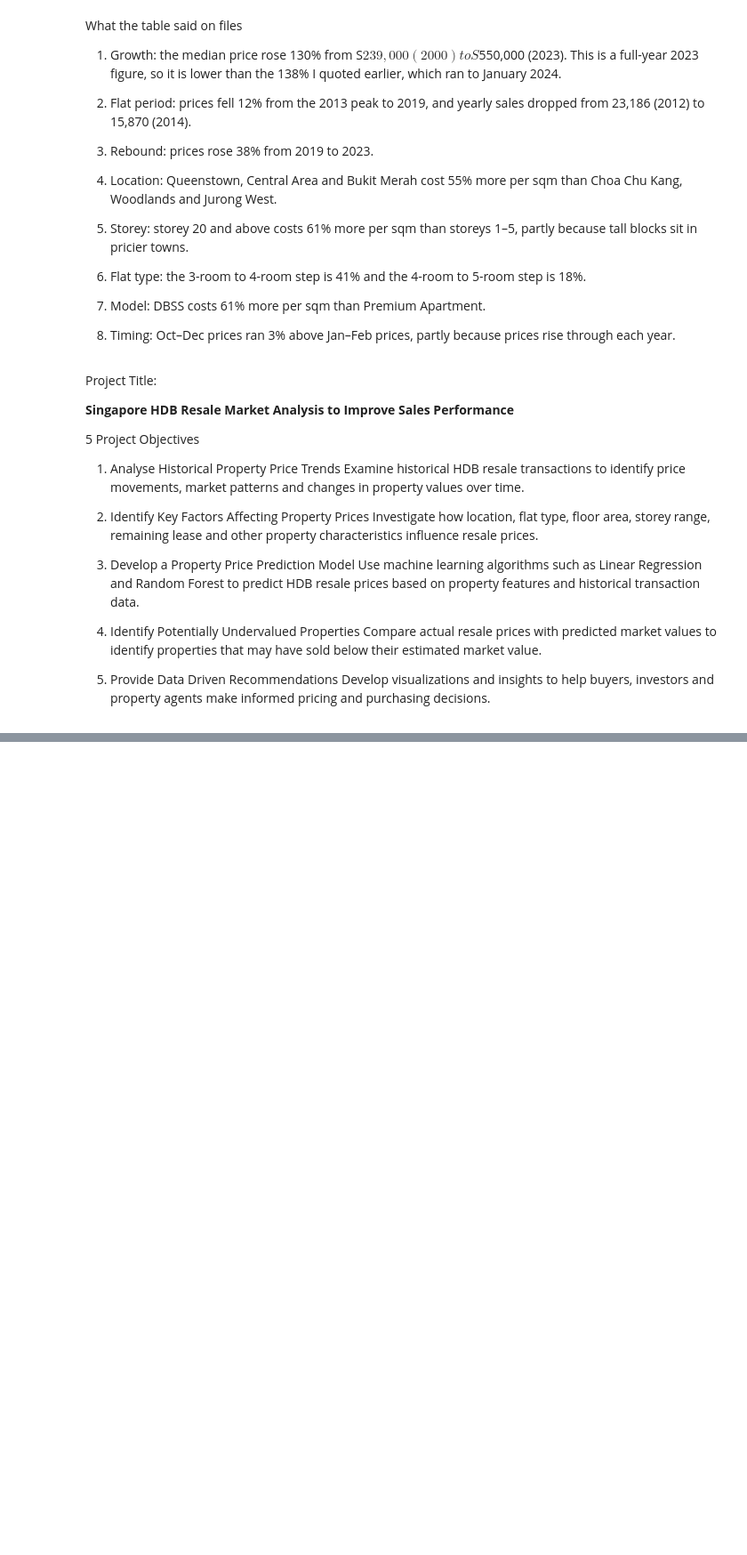
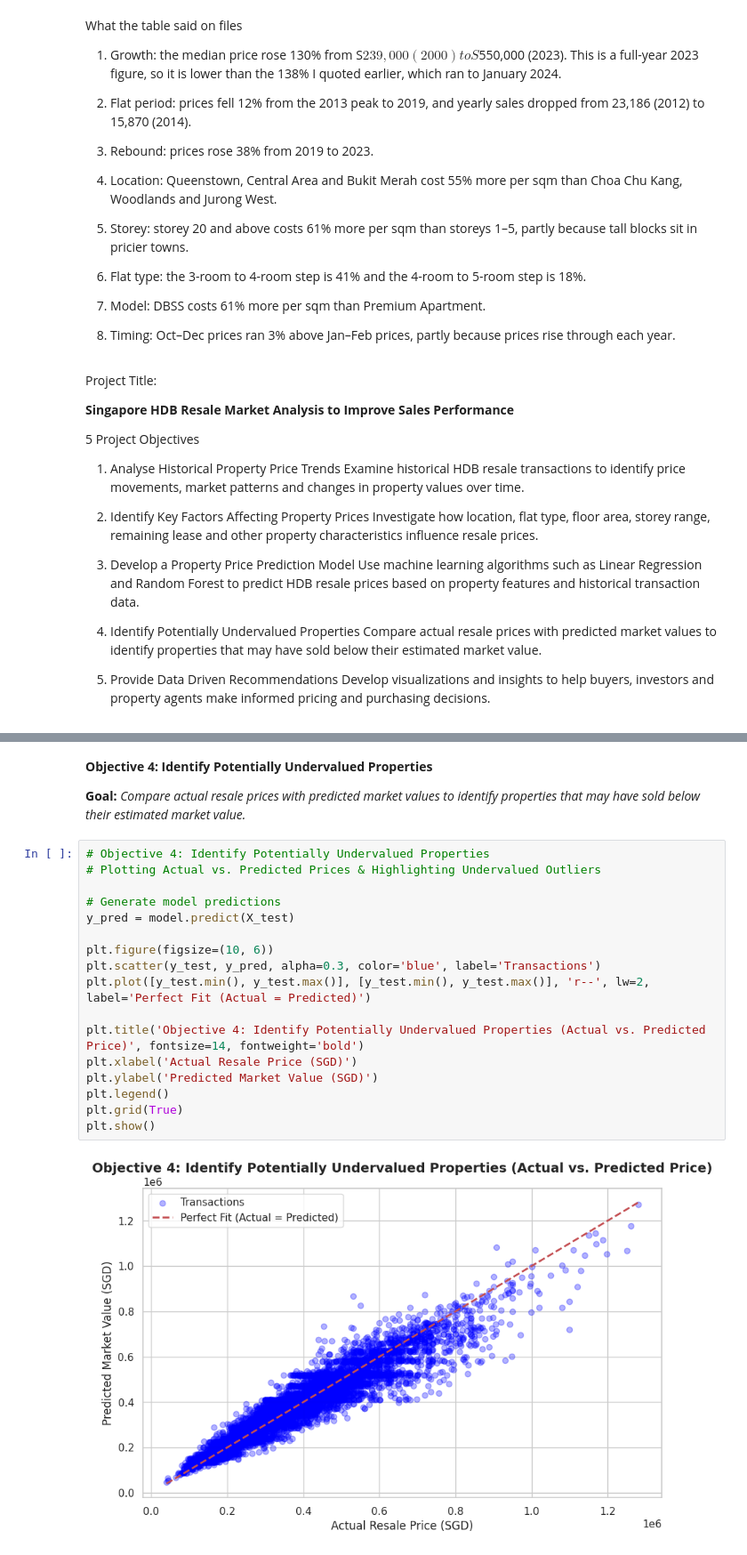
Before and after one commit to Rafeek-Data/Rafeek-Ahamed_Capstone-Project, a Jupyter notebook: Rafeek_Colab_Capstone.ipynb, the cells around one changed output, grey strips where cells are left out. Shown at 89% size. Drawn from its saved outputs; the diff is of its cells as text; blank space fills up the shorter version.

```diff
--- a/Rafeek_Colab_Capstone.ipynb
+++ b/Rafeek_Colab_Capstone.ipynb
@@ -969,0 +1068,23 @@ Develop visualizations and insights to help buyers, investors and property agent
+# %% [markdown]
+**Objective 4: Identify Potentially Undervalued Properties**
+
+**Goal:** *Compare actual resale prices with predicted market values to identify properties that may have sold below their estimated market value.*
+# %%
+# Objective 4: Identify Potentially Undervalued Properties
+# Plotting Actual vs. Predicted Prices & Highlighting Undervalued Outliers
+
+# Generate model predictions
+y_pred = model.predict(X_test)
+
+plt.figure(figsize=(10, 6))
+plt.scatter(y_test, y_pred, alpha=0.3, color='blue', label='Transactions')
+plt.plot([y_test.min(), y_test.max()], [y_test.min(), y_test.max()], 'r--', lw=2, label='Perfect Fit (Actual = Predicted)')
+
+plt.title('Objective 4: Identify Potentially Undervalued Properties (Actual vs. Predicted Price)', fontsize=14, fontweight='bold')
+plt.xlabel('Actual Resale Price (SGD)')
+plt.ylabel('Predicted Market Value (SGD)')
+plt.legend()
+plt.grid(True)
+plt.show()
+# %% [output]
+[figure, added]
```
Also changed, not shown: parts of 15 cells of this notebook.
